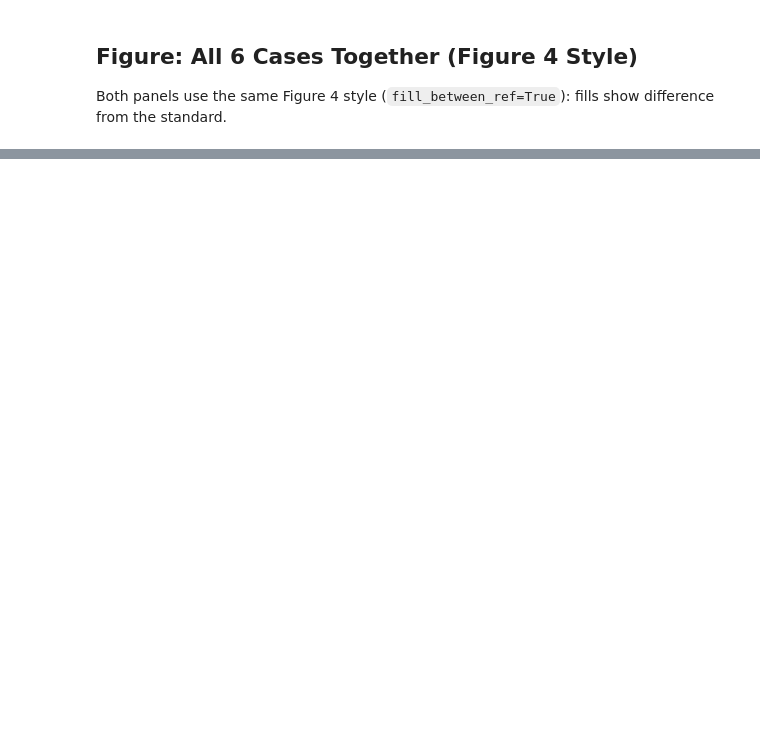
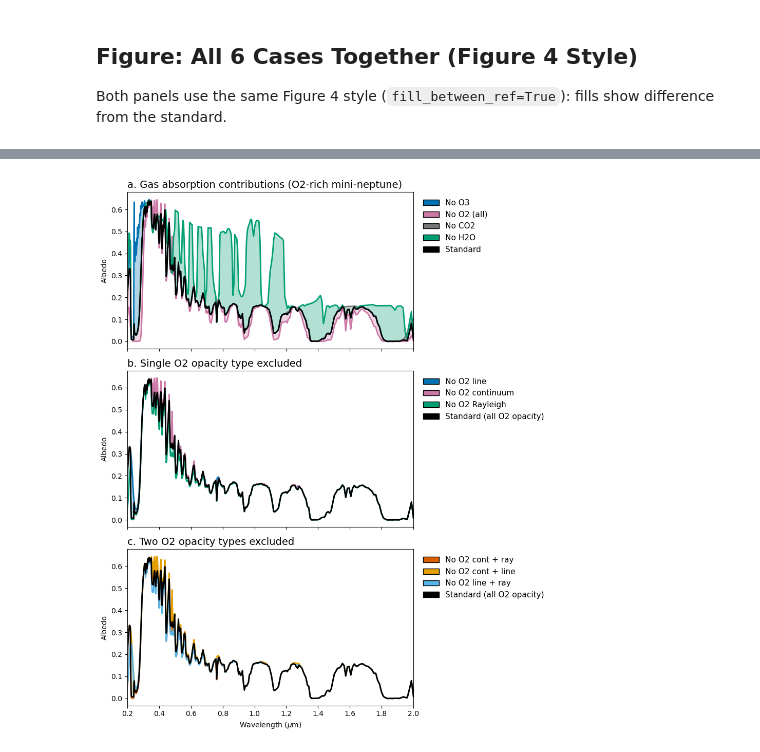
Before and after one commit to ElizabethP712/MiniNeptuneGrid26_PostBac, a Jupyter notebook: W28_O2_ExcludeOpacityAnalysis.ipynb, the cells around one changed output, grey strips where cells are left out. Cells and saved outputs as stored; diff of their text form; code cells hidden in the pictures; blank space fills up the shorter version.

```diff
--- a/W28_O2_ExcludeOpacityAnalysis.ipynb
+++ b/W28_O2_ExcludeOpacityAnalysis.ipynb
@@ -288,0 +343,66 @@ plt.show()
+# %%
+# Combined 3-panel: gas context (top), single O2 opacity (middle), two O2 opacities (bottom)
+# All panels share x-axis; fills show difference from standard
+fig, axes = plt.subplots(3, 1, figsize=(9, 11), sharex=True)
+
+# --- (a) Gas absorption context ---
+_colors_gas = ["#0072B2", "#CC79A7", "#777777", "#009E73", "#000000"]
+wno_gas = [c2_noO3['wno'], c2_noO2['wno'], c2_noCO2['wno'], c2_noH2O['wno'], c2_standard['wno']]
+alb_gas = [c2_noO3['alb'], c2_noO2['alb'], c2_noCO2['alb'], c2_noH2O['alb'], c2_standard['alb']]
+labels_gas = ['No O3', 'No O2 (all)', 'No CO2', 'No H2O', 'Standard']
+
+plot_reflected_spectrum_final(
+    wno=wno_gas, alb=alb_gas, inputs=[None]*5, legend_label=labels_gas,
+    ax1=axes[0],
+    fill_indices=[0, 1, 2, 3],
+    fill_between_ref=True, fill_ref_index=4,
+    colors=_colors_gas, show_legend=False, show_xlabel=False,
+)
+
+# --- (b) Single O2 opacity type excluded ---
+_colors_single = ["#0072B2", "#CC79A7", "#009E73", "#000000"]
+wno_single = [c2_noLine['wno'], c2_noCont['wno'], c2_noRay['wno'], c2_standard['wno']]
+alb_single = [c2_noLine['alb'], c2_noCont['alb'], c2_noRay['alb'], c2_standard['alb']]
+labels_single = ['No O2 line', 'No O2 continuum', 'No O2 Rayleigh', 'Standard (all O2 opacity)']
+
+plot_reflected_spectrum_final(
+    wno=wno_single, alb=alb_single, inputs=[None]*4, legend_label=labels_single,
+    ax1=axes[1],
+    fill_indices=[0, 1, 2],
+    fill_between_ref=True, fill_ref_index=3,
+    colors=_colors_single, show_legend=False, show_xlabel=False,
+)
+
+# --- (c) Two O2 opacity types excluded ---
+_colors_double = ["#D55E00", "#E69F00", "#56B4E9", "#000000"]
+wno_double = [c2_noContRay['wno'], c2_noContLine['wno'], c2_noLineRay['wno'], c2_standard['wno']]
+alb_double = [c2_noContRay['alb'], c2_noContLine['alb'], c2_noLineRay['alb'], c2_standard['alb']]
+labels_double = ['No O2 cont + ray', 'No O2 cont + line', 'No O2 line + ray', 'Standard (all O2 opacity)']
+
+plot_reflected_spectrum_final(
+    wno=wno_double, alb=alb_double, inputs=[None]*4, legend_label=labels_double,
+    ax1=axes[2],
+    fill_indices=[0, 1, 2],
+    fill_between_ref=True, fill_ref_index=3,
+    colors=_colors_double, show_legend=False, show_xlabel=True,
+)
+
+axes[0].set_title("a. Gas absorption contributions (O2-rich mini-neptune)", loc='left', fontsize=14)
+axes[1].set_title("b. Single O2 opacity type excluded", loc='left', fontsize=14)
+axes[2].set_title("c. Two O2 opacity types excluded", loc='left', fontsize=14)
+
+# Per-panel legends placed outside right edge
+leg_a = [Patch(facecolor=_colors_gas[i],    edgecolor='black', label=labels_gas[i])    for i in range(5)]
+leg_b = [Patch(facecolor=_colors_single[i], edgecolor='black', label=labels_single[i]) for i in range(4)]
+leg_c = [Patch(facecolor=_colors_double[i], edgecolor='black', label=labels_double[i]) for i in range(4)]
+
+axes[0].legend(handles=leg_a, loc='upper left', bbox_to_anchor=(1.01, 1), fontsize=11, frameon=False)
+axes[1].legend(handles=leg_b, loc='upper left', bbox_to_anchor=(1.01, 1), fontsize=11, frameon=False)
+axes[2].legend(handles=leg_c, loc='upper left', bbox_to_anchor=(1.01, 1), fontsize=11, frameon=False)
+
+plt.subplots_adjust(hspace=0.08)
+plt.tight_layout()
+plt.savefig('FinalPaperFigs/O2Rich_MiniNep_GasContext_O2Breakdown_3panel.pdf', dpi=300, bbox_inches='tight')
+plt.show()
+# %% [output]
+[figure, added]
```
Also changed, not shown: parts of 7 cells of this notebook, 5 other files.
